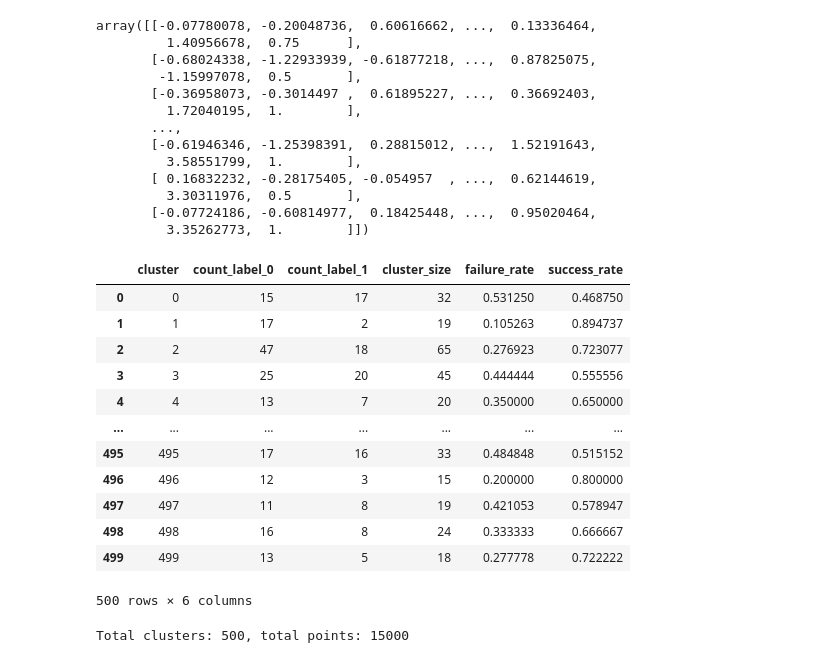
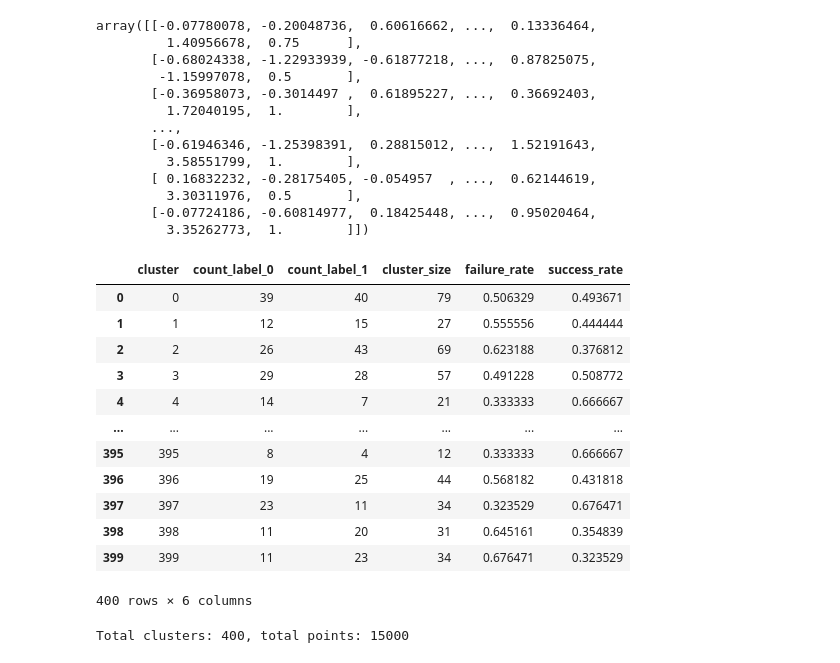
Before and after one commit to dhruvmetha/adaptive_roa, a Jupyter notebook: notebooks/shuffled_idxs.ipynb, the cells around one changed output. Drawn from its saved outputs; the diff is of its cells as text; code cells hidden in the pictures.

```diff
--- a/notebooks/shuffled_idxs.ipynb
+++ b/notebooks/shuffled_idxs.ipynb
@@ -9,7 +9,7 @@ import os
 import torch
 
 data_dir = "/common/users/shared/pracsys/genMoPlan/data_trajectories/humanoid_get_up_slow_stable_split"
-roa_file = "/common/users/shared/pracsys/genMoPlan/data_trajectories/humanoid_get_up_slow_stable_split/roa_labels.txt"
+roa_file = "/common/users/shared/pracsys/genMoPlan/data_trajectories/humanoid_get_up_slow_reach/roa_labels.txt"
 bounds_file = "/common/users/dm1487/arcmg_datasets/humanoid_get_up/humanoid_data_bounds.pkl"
 
 
@@ -17,7 +17,7 @@ system = HumanoidSystem(bounds_file=bounds_file, use_dynamic_bounds=True, head_h
 
 
 
-ckpt_path = "/common/home/dm1487/robotics_research/tripods/olympics-classifier/outputs/humanoid_slow_reach_gaussian001_bs256/2025-11-03_07-40-46"
+ckpt_path = "/common/home/dm1487/robotics_research/tripods/olympics-classifier/outputs/humanoid_slow_reach_gaussian001_bs256_start_states_only/2025-11-04_16-53-04"
 flow_matcher = HumanoidLatentConditionalFlowMatcher.load_from_checkpoint(ckpt_path, device="cuda:0")
 # %% [output]
 ✅ Loaded Humanoid bounds from: /common/users/dm1487/arcmg_datasets/humanoid_get_up/humanoid_data_bounds.pkl
@@ -76,16 +59,16 @@ labels
 # %%
-start_states = []
-final_states = []
+# start_states = []
+# final_states = []
 
-split_labels = []
-with open(data_dir + "/shuffled_indices.txt", "r") as f:
-    for line in tqdm(f.readlines()):
-        data = np.loadtxt(data_dir + "/split_trajectories/" + line.strip(), delimiter=",")
-        if len(data.shape) > 1:
-            start_states.append(data[0, :])
-            final_states.append(data[-1, :])
-            # print(line.strip().split("_part")[0]+ ".txt", labels[line.strip().split("_part")[0] + ".txt"])
-            split_labels.append(labels[line.strip().split("_part")[0] + ".txt"])
+# split_labels = []
+# with open(data_dir + "/shuffled_indices.txt", "r") as f:
+#     for line in tqdm(f.readlines()):
+#         data = np.loadtxt(data_dir + "/split_trajectories/" + line.strip(), delimiter=",")
+#         if len(data.shape) > 1:
+#             start_states.append(data[0, :])
+#             final_states.append(data[-1, :])
+#             # print(line.strip().split("_part")[0]+ ".txt", labels[line.strip().split("_part")[0] + ".txt"])
+#             split_labels.append(labels[line.strip().split("_part")[0] + ".txt"])
 
-split_labels = np.array(split_labels)
+# split_labels = np.array(split_labels)
 # %%
@@ -470,46 +503,46 @@ import pandas as pd
 from sklearn.cluster import KMeans
 
 # Fit k-means with 3000 clusters
-kmeans_3000 = KMeans(n_clusters=500, n_init="auto", random_state=0)
+kmeans_3000 = KMeans(n_clusters=400, n_init="auto", random_state=0)
 cluster_ids = kmeans_3000.fit_predict(roa_data)
 
 # Ensure labels are 0/1 integers
 labels = np.asarray(labels).astype(int)
 if labels.shape[0] != cluster_ids.shape[0]:
     raise ValueError(f"Length mismatch: labels={labels.shape[0]} vs data/clusters={cluster_ids.shape[0]}")
 
 # Compute counts of labels 0 and 1 within each cluster and the cluster size
 ct = pd.crosstab(cluster_ids, labels)
 if 0 not in ct.columns:
     ct[0] = 0
 if 1 not in ct.columns:
     ct[1] = 0
 ct = ct[[0, 1]]
 ct.columns = ["count_label_0", "count_label_1"]
 ct["cluster_size"] = ct["count_label_0"] + ct["count_label_1"]
 ct.index.name = "cluster"
 ct["failure_rate"] = ct["count_label_1"] / ct["cluster_size"]
 ct["success_rate"] = ct["count_label_0"] / ct["cluster_size"]
 cluster_stats = ct.reset_index().sort_values("cluster")
 
 
 display(cluster_stats)
 print(f"Total clusters: {cluster_stats.shape[0]}, total points: {int(cluster_stats['cluster_size'].sum())}")
 
 # save as csv
 cluster_stats.to_csv("cluster_stats.csv", index=False)
 # %% [output]
 |  | cluster | count_label_0 | count_label_1 | cluster_size | failure_rate | success_rate |
-| 0 | 0 | 15 | 17 | 32 | 0.531250 | 0.468750 |
-| 1 | 1 | 17 | 2 | 19 | 0.105263 | 0.894737 |
-| 2 | 2 | 47 | 18 | 65 | 0.276923 | 0.723077 |
-| 3 | 3 | 25 | 20 | 45 | 0.444444 | 0.555556 |
-| 4 | 4 | 13 | 7 | 20 | 0.350000 | 0.650000 |
+| 0 | 0 | 39 | 40 | 79 | 0.506329 | 0.493671 |
+| 1 | 1 | 12 | 15 | 27 | 0.555556 | 0.444444 |
+| 2 | 2 | 26 | 43 | 69 | 0.623188 | 0.376812 |
+| 3 | 3 | 29 | 28 | 57 | 0.491228 | 0.508772 |
+| 4 | 4 | 14 | 7 | 21 | 0.333333 | 0.666667 |
 | ... | ... | ... | ... | ... | ... | ... |
-| 495 | 495 | 17 | 16 | 33 | 0.484848 | 0.515152 |
-| 496 | 496 | 12 | 3 | 15 | 0.200000 | 0.800000 |
-| 497 | 497 | 11 | 8 | 19 | 0.421053 | 0.578947 |
-| 498 | 498 | 16 | 8 | 24 | 0.333333 | 0.666667 |
-| 499 | 499 | 13 | 5 | 18 | 0.277778 | 0.722222 |
+| 395 | 395 | 8 | 4 | 12 | 0.333333 | 0.666667 |
+| 396 | 396 | 19 | 25 | 44 | 0.568182 | 0.431818 |
+| 397 | 397 | 23 | 11 | 34 | 0.323529 | 0.676471 |
+| 398 | 398 | 11 | 20 | 31 | 0.645161 | 0.354839 |
+| 399 | 399 | 11 | 23 | 34 | 0.676471 | 0.323529 |
-500 rows × 6 columns
+400 rows × 6 columns
-Total clusters: 500, total points: 15000
+Total clusters: 400, total points: 15000
```
Also changed, not shown: parts of 12 cells of this notebook, 6 other files.
